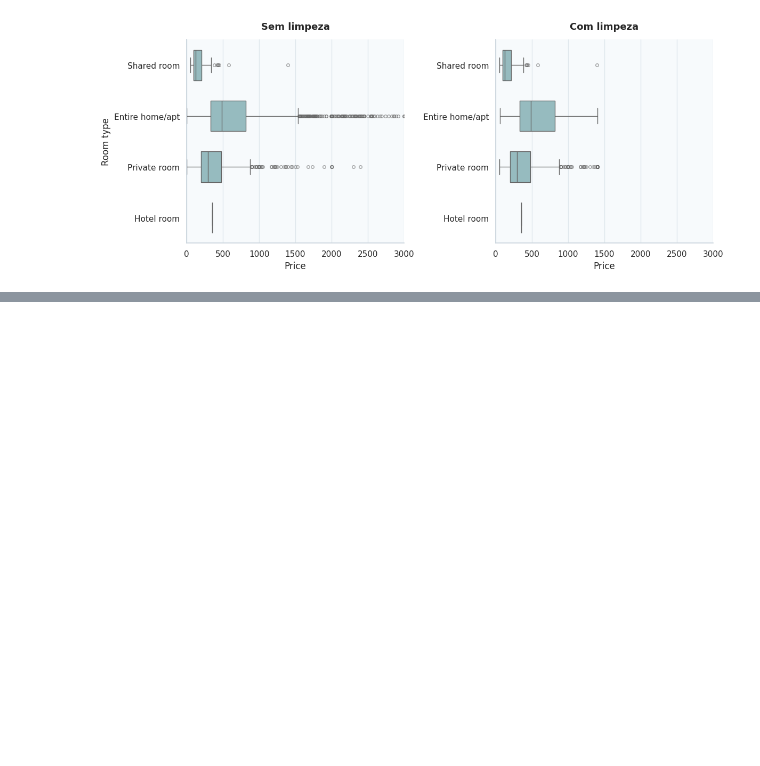
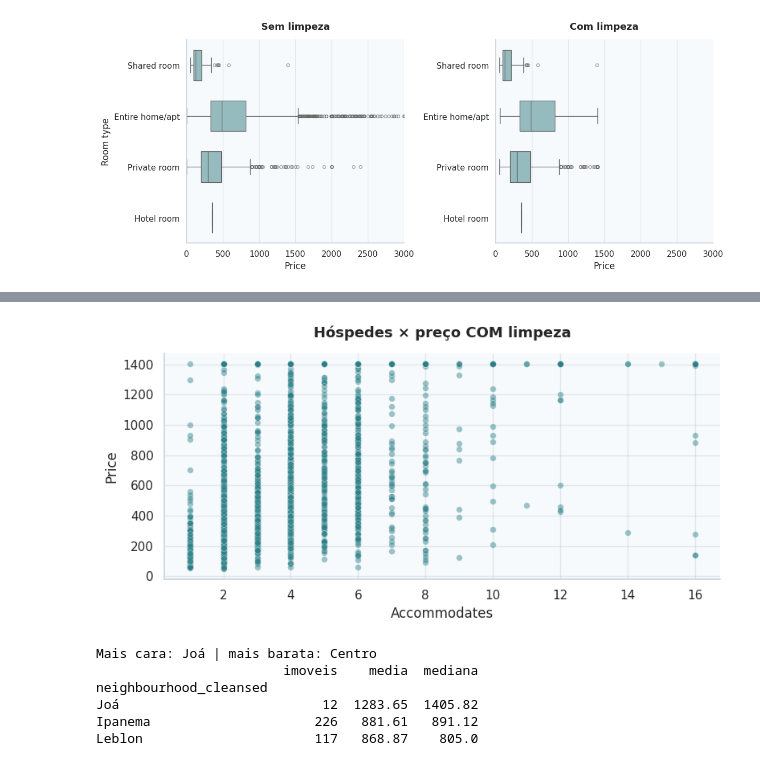
Before and after one commit to darwinspsenai/IA_Analise_preditiva_Aulas_Tecnicas, a Jupyter notebook: Modulo1/Semana-11/IA_preditiva_Semana11_Aula2_Aula3.ipynb, the cells around one changed output, grey strips where cells are left out. Drawn from its saved outputs; the diff is of its cells as text; code cells hidden in the pictures; blank space fills up the shorter version.

```diff
--- a/Modulo1/Semana-11/IA_preditiva_Semana11_Aula2_Aula3.ipynb
+++ b/Modulo1/Semana-11/IA_preditiva_Semana11_Aula2_Aula3.ipynb
@@ -85,0 +108,18 @@ Graficos(limpo).comparar_boxplots(sem_limpar, limpo, 'price', grupo='room_type',
+# %%
+Graficos(limpo).dispersao('accommodates', 'price', 'Hóspedes × preço COM limpeza')
+# %% [output]
+[figure, added]
+# %%
+from casos.airbnb.analises import AnalisesAirbnb
+
+analise = AnalisesAirbnb(limpo, minimo_imoveis=10)
+mais_cara, mais_barata, tabela = analise.localidades_extremas()
+print('Mais cara:', mais_cara, '| mais barata:', mais_barata)
+print(tabela.head(3))
+# %% [output]
+Mais cara: Joá | mais barata: Centro
+                        imoveis    media  mediana
+neighbourhood_cleansed
+Joá                          12  1283.65  1405.82
+Ipanema                     226   881.61   891.12
+Leblon                      117   868.87    805.0
```
Also changed, not shown: parts of 13 cells of this notebook, 4 other files.
